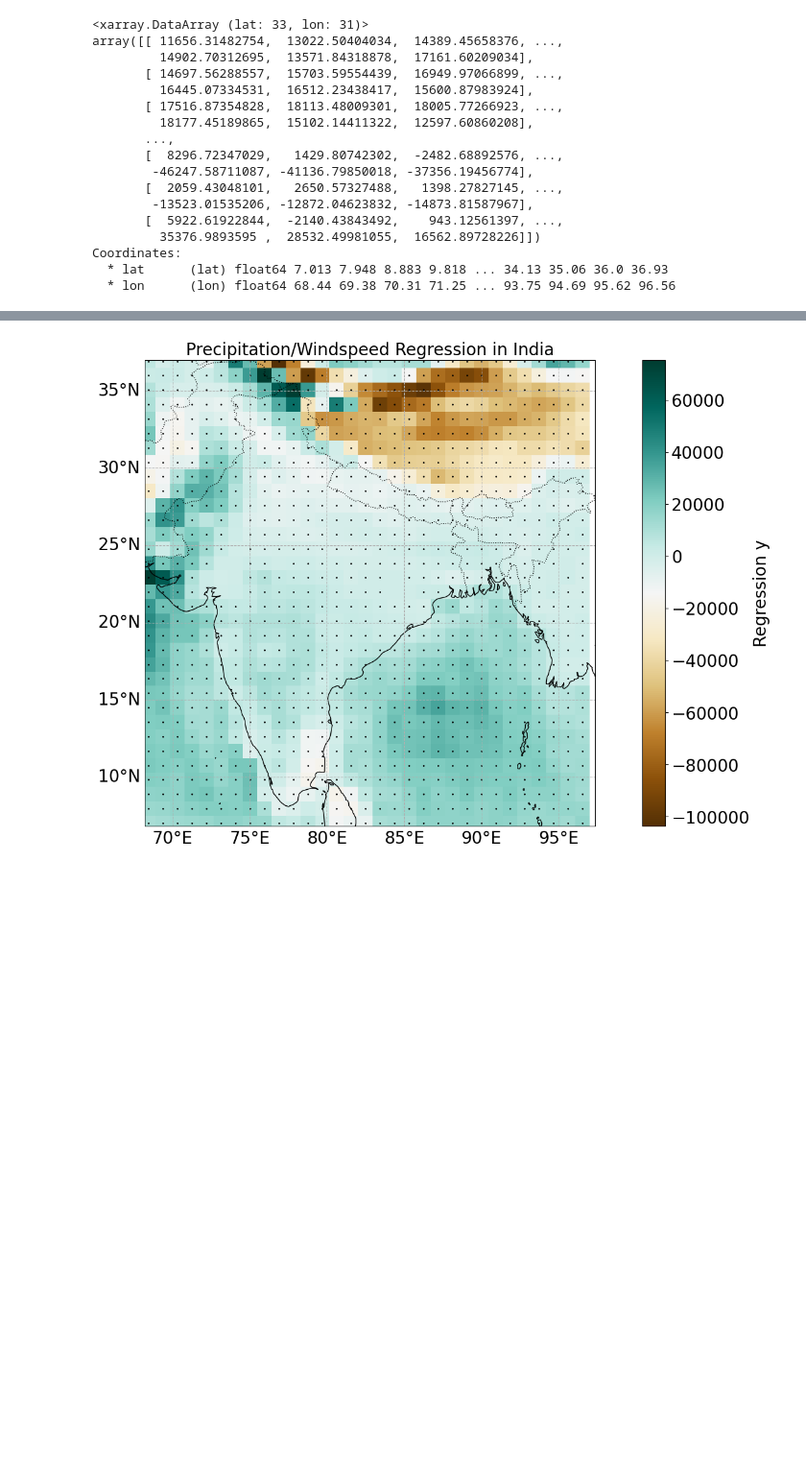
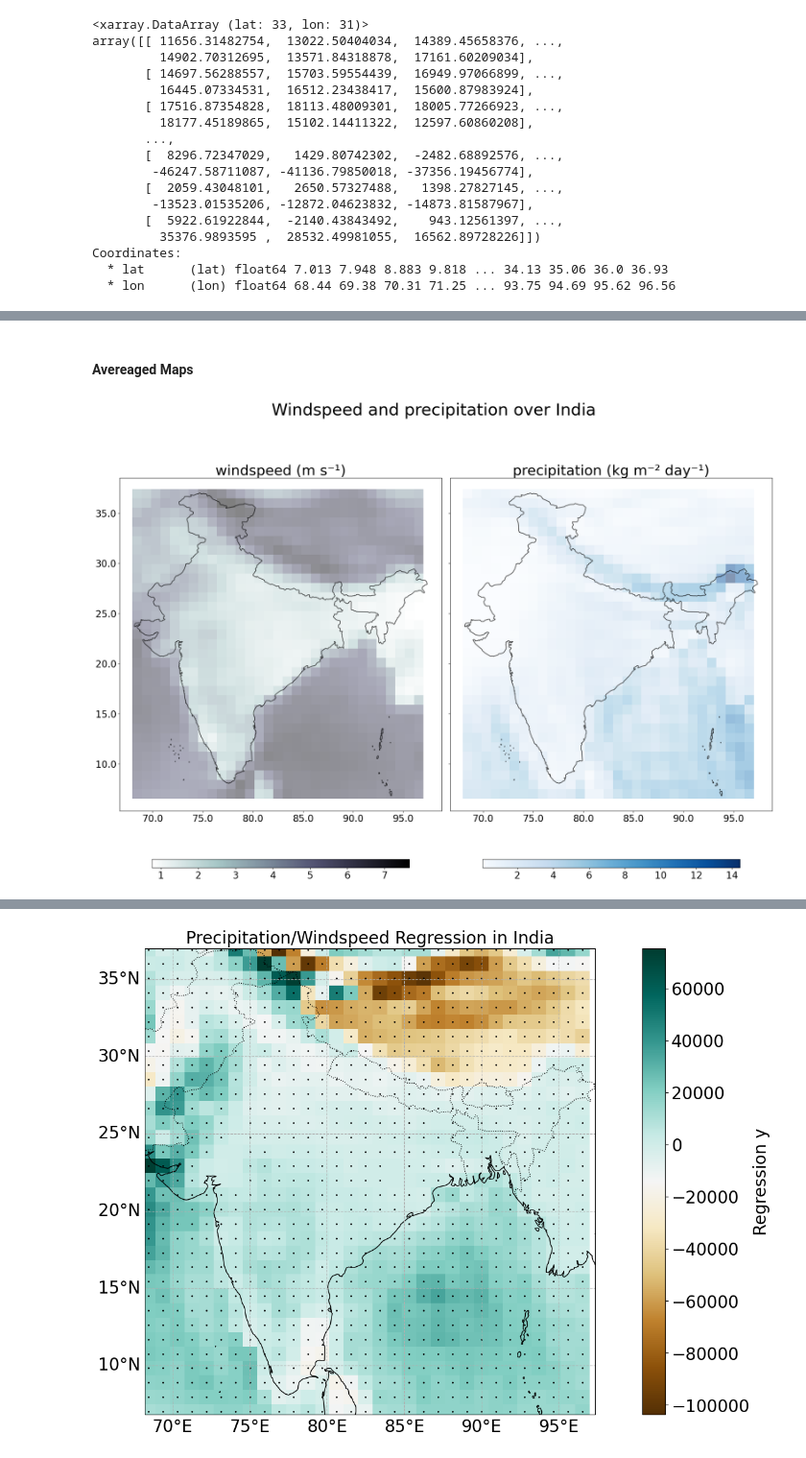
Before and after one commit to silkieMoth/eds_296_climate-modeling_final_proj, a Jupyter notebook: indian_monsoons.ipynb, the cells around one changed output, grey strips where cells are left out. Shown at 96% size. Cells and saved outputs as stored; diff of their text form; code cells hidden in the pictures; blank space fills up the shorter version.

```diff
--- a/indian_monsoons.ipynb
+++ b/indian_monsoons.ipynb
@@ -694 +734,56 @@ Coordinates:
+# %% [markdown]
+#### **Avereaged Maps**
+# %%
+with warnings.catch_warnings():
+    warnings.simplefilter("ignore")
+
+    # make the plotted vars the right dtype
+    plotted_gdf['windspeed'] = plotted_gdf['windspeed'].astype(float)
+    plotted_gdf['precipitation'] = plotted_gdf['precipitation'].astype(float)
+
+    # titles an init struture
+    title = "Windspeed and precipitation over India"
+    fig, ax = plt.subplots(figsize = (20,20), ncols=2, sharey = True, constrained_layout = True)
+    fig.suptitle(title, y = 0.70, fontsize = 35)
+
+    # iterate through both plots, different cmaps
+    for i, column, markersize,cmap in zip(range(2), ["windspeed", "precipitation"], [396.2,396], ['bone_r', 'Blues']):
+        # plot india boundary
+        india_boundary.boundary.plot(ax=ax[i], alpha =0.7, color = "black")
+
+        # then plot the gdfs over top of it
+        plotted_gdf.plot(
+            ax=ax[i],
+            alpha= 0.5,
+            column = column, # specify variable
+            legend = True,
+            legend_kwds = {
+                "shrink": 0.8, # control size of color bar
+                "aspect": 30 , # make it thinner
+                "orientation": "horizontal"
+            },
+            marker = 's', # make the points square
+            markersize = markersize, # control markersize to minimize overlap
+            edgecolor = 'None', # remove edges
+            aspect = 1, # make plots square
+            cmap = cmap # and specify the color scheme
+        )
+
+        # increase the size of the axis tick labels
+        ax[i].set_xticklabels(ax[i].get_xticks(), fontsize=20)
+        ax[i].set_yticklabels(ax[i].get_yticks(), fontsize=20)
+
+        # and do the same with the colorbar tick lables
+        cbar = ax[i].get_figure().get_axes()[-1]
+        cbar.tick_params(labelsize=20)
+
+    # minimize the space in between the plots
+    plt.subplots_adjust(wspace = 0.01)
+
+
+    # add titles to both plots
+    ax[0].set_title("windspeed (m s\u207B\u00B9)", fontsize = 30)
+    ax[1].set_title("precipitation (kg m\u207B\u00B2 day\u207B\u00B9)", fontsize = 30)
+# %% [output]
+[figure, added]
 # %% [markdown]
```
Also changed, not shown: parts of 49 cells of this notebook.
